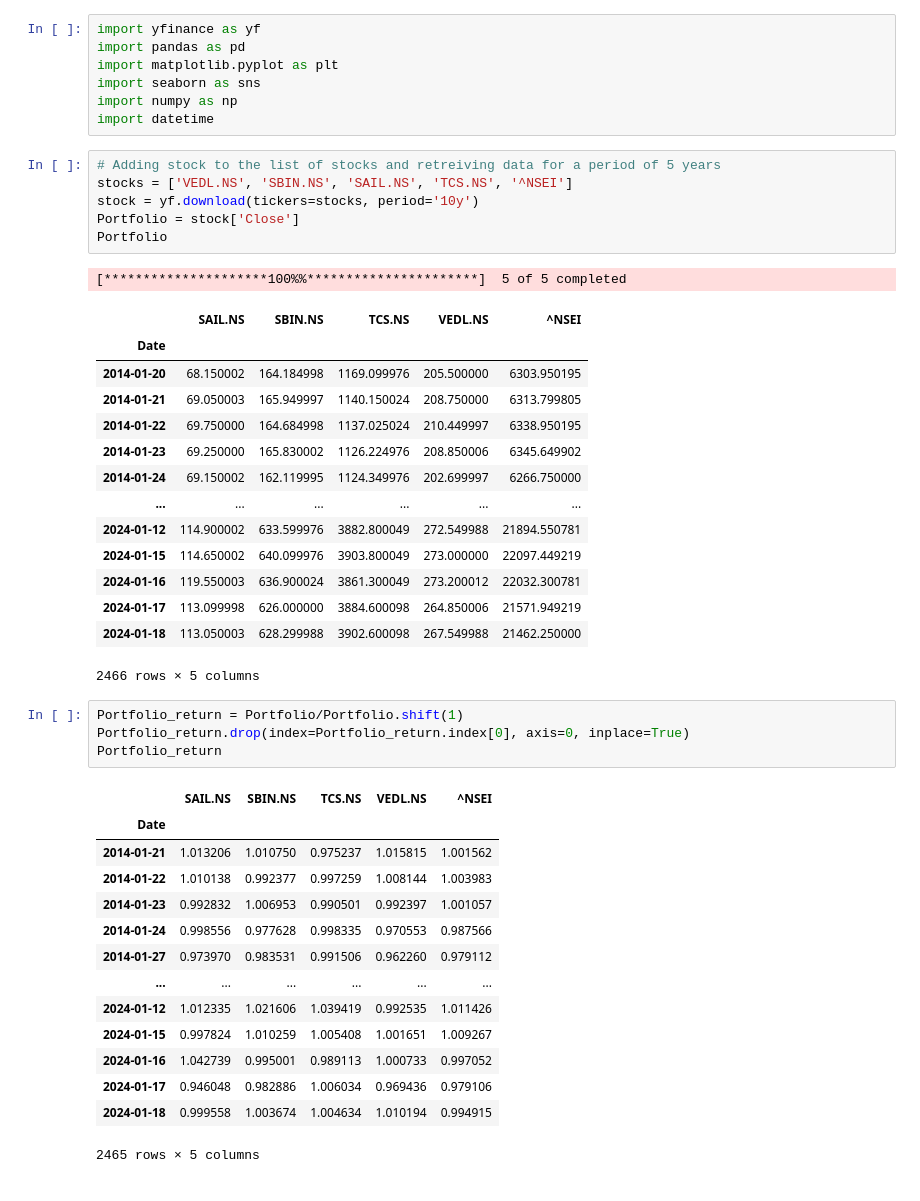
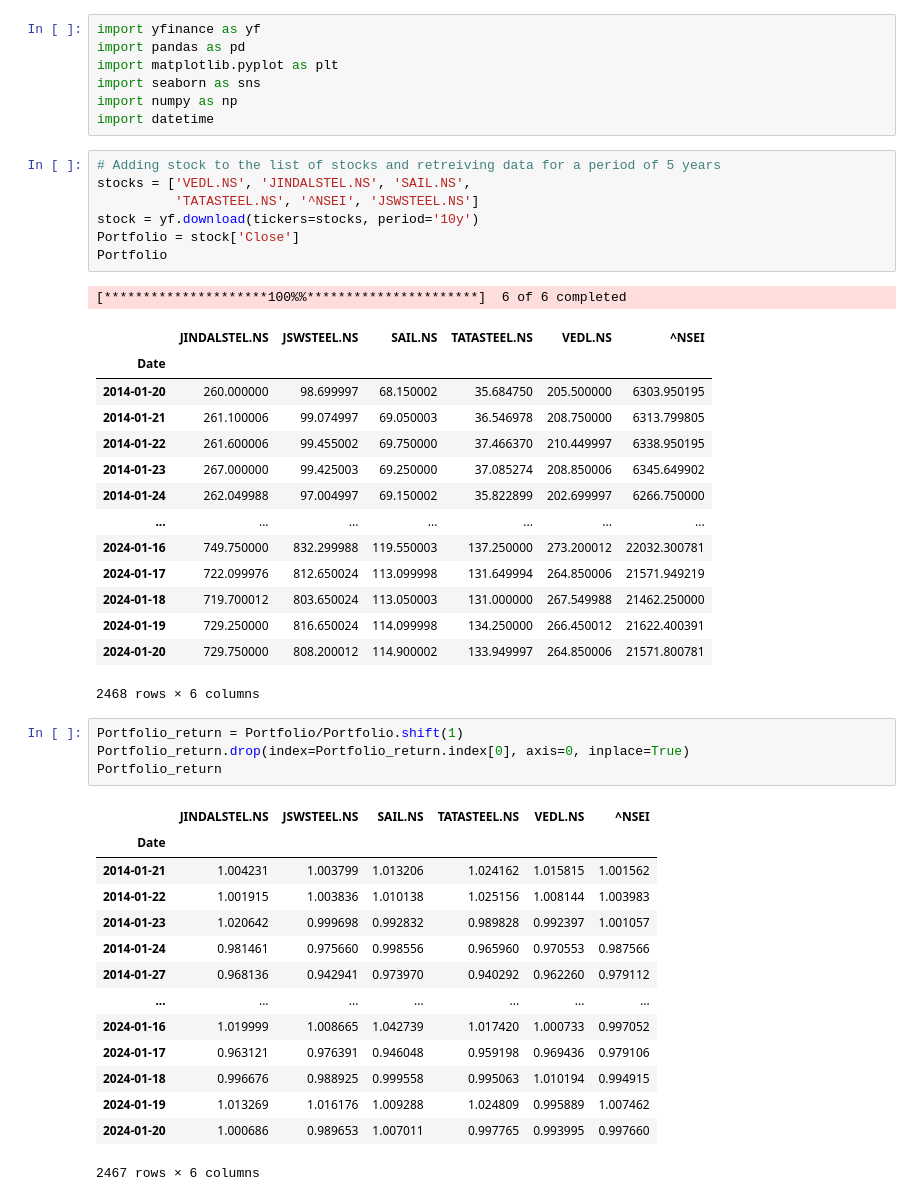
Before and after one commit to Outertrojan/Strategies-Analyses, a Jupyter notebook: Stock_Analysis.ipynb, the cells around one changed output. Cells and saved outputs as stored; diff of their text form.

```diff
--- a/Stock_Analysis.ipynb
+++ b/Stock_Analysis.ipynb
@@ -7,44 +7,45 @@ import numpy as np
 import datetime
 # %%
 # Adding stock to the list of stocks and retreiving data for a period of 5 years
-stocks = ['VEDL.NS', 'SBIN.NS', 'SAIL.NS', 'TCS.NS', '^NSEI']
+stocks = ['VEDL.NS', 'JINDALSTEL.NS', 'SAIL.NS',
+          'TATASTEEL.NS', '^NSEI', 'JSWSTEEL.NS']
 stock = yf.download(tickers=stocks, period='10y')
 Portfolio = stock['Close']
 Portfolio
 # %% [output]
-[*********************100%%**********************]  5 of 5 completed
+[*********************100%%**********************]  6 of 6 completed
-|  | SAIL.NS | SBIN.NS | TCS.NS | VEDL.NS | ^NSEI |
-| Date |  |  |  |  |  |
-| 2014-01-20 | 68.150002 | 164.184998 | 1169.099976 | 205.500000 | 6303.950195 |
-| 2014-01-21 | 69.050003 | 165.949997 | 1140.150024 | 208.750000 | 6313.799805 |
-| 2014-01-22 | 69.750000 | 164.684998 | 1137.025024 | 210.449997 | 6338.950195 |
-| 2014-01-23 | 69.250000 | 165.830002 | 1126.224976 | 208.850006 | 6345.649902 |
-| 2014-01-24 | 69.150002 | 162.119995 | 1124.349976 | 202.699997 | 6266.750000 |
-| ... | ... | ... | ... | ... | ... |
-| 2024-01-12 | 114.900002 | 633.599976 | 3882.800049 | 272.549988 | 21894.550781 |
-| 2024-01-15 | 114.650002 | 640.099976 | 3903.800049 | 273.000000 | 22097.449219 |
-| 2024-01-16 | 119.550003 | 636.900024 | 3861.300049 | 273.200012 | 22032.300781 |
-| 2024-01-17 | 113.099998 | 626.000000 | 3884.600098 | 264.850006 | 21571.949219 |
-| 2024-01-18 | 113.050003 | 628.299988 | 3902.600098 | 267.549988 | 21462.250000 |
+|  | JINDALSTEL.NS | JSWSTEEL.NS | SAIL.NS | TATASTEEL.NS | VEDL.NS | ^NSEI |
+| Date |  |  |  |  |  |  |
+| 2014-01-20 | 260.000000 | 98.699997 | 68.150002 | 35.684750 | 205.500000 | 6303.950195 |
+| 2014-01-21 | 261.100006 | 99.074997 | 69.050003 | 36.546978 | 208.750000 | 6313.799805 |
+| 2014-01-22 | 261.600006 | 99.455002 | 69.750000 | 37.466370 | 210.449997 | 6338.950195 |
+| 2014-01-23 | 267.000000 | 99.425003 | 69.250000 | 37.085274 | 208.850006 | 6345.649902 |
+| 2014-01-24 | 262.049988 | 97.004997 | 69.150002 | 35.822899 | 202.699997 | 6266.750000 |
+| ... | ... | ... | ... | ... | ... | ... |
+| 2024-01-16 | 749.750000 | 832.299988 | 119.550003 | 137.250000 | 273.200012 | 22032.300781 |
+| 2024-01-17 | 722.099976 | 812.650024 | 113.099998 | 131.649994 | 264.850006 | 21571.949219 |
+| 2024-01-18 | 719.700012 | 803.650024 | 113.050003 | 131.000000 | 267.549988 | 21462.250000 |
+| 2024-01-19 | 729.250000 | 816.650024 | 114.099998 | 134.250000 | 266.450012 | 21622.400391 |
+| 2024-01-20 | 729.750000 | 808.200012 | 114.900002 | 133.949997 | 264.850006 | 21571.800781 |
-2466 rows × 5 columns
+2468 rows × 6 columns
 # %%
 Portfolio_return = Portfolio/Portfolio.shift(1)
 Portfolio_return.drop(index=Portfolio_return.index[0], axis=0, inplace=True)
 Portfolio_return
 # %% [output]
-|  | SAIL.NS | SBIN.NS | TCS.NS | VEDL.NS | ^NSEI |
-| Date |  |  |  |  |  |
-| 2014-01-21 | 1.013206 | 1.010750 | 0.975237 | 1.015815 | 1.001562 |
-| 2014-01-22 | 1.010138 | 0.992377 | 0.997259 | 1.008144 | 1.003983 |
-| 2014-01-23 | 0.992832 | 1.006953 | 0.990501 | 0.992397 | 1.001057 |
-| 2014-01-24 | 0.998556 | 0.977628 | 0.998335 | 0.970553 | 0.987566 |
-| 2014-01-27 | 0.973970 | 0.983531 | 0.991506 | 0.962260 | 0.979112 |
-| ... | ... | ... | ... | ... | ... |
-| 2024-01-12 | 1.012335 | 1.021606 | 1.039419 | 0.992535 | 1.011426 |
-| 2024-01-15 | 0.997824 | 1.010259 | 1.005408 | 1.001651 | 1.009267 |
-| 2024-01-16 | 1.042739 | 0.995001 | 0.989113 | 1.000733 | 0.997052 |
-| 2024-01-17 | 0.946048 | 0.982886 | 1.006034 | 0.969436 | 0.979106 |
-| 2024-01-18 | 0.999558 | 1.003674 | 1.004634 | 1.010194 | 0.994915 |
+|  | JINDALSTEL.NS | JSWSTEEL.NS | SAIL.NS | TATASTEEL.NS | VEDL.NS | ^NSEI |
+| Date |  |  |  |  |  |  |
+| 2014-01-21 | 1.004231 | 1.003799 | 1.013206 | 1.024162 | 1.015815 | 1.001562 |
+| 2014-01-22 | 1.001915 | 1.003836 | 1.010138 | 1.025156 | 1.008144 | 1.003983 |
+| 2014-01-23 | 1.020642 | 0.999698 | 0.992832 | 0.989828 | 0.992397 | 1.001057 |
+| 2014-01-24 | 0.981461 | 0.975660 | 0.998556 | 0.965960 | 0.970553 | 0.987566 |
+| 2014-01-27 | 0.968136 | 0.942941 | 0.973970 | 0.940292 | 0.962260 | 0.979112 |
+| ... | ... | ... | ... | ... | ... | ... |
+| 2024-01-16 | 1.019999 | 1.008665 | 1.042739 | 1.017420 | 1.000733 | 0.997052 |
+| 2024-01-17 | 0.963121 | 0.976391 | 0.946048 | 0.959198 | 0.969436 | 0.979106 |
+| 2024-01-18 | 0.996676 | 0.988925 | 0.999558 | 0.995063 | 1.010194 | 0.994915 |
+| 2024-01-19 | 1.013269 | 1.016176 | 1.009288 | 1.024809 | 0.995889 | 1.007462 |
+| 2024-01-20 | 1.000686 | 0.989653 | 1.007011 | 0.997765 | 0.993995 | 0.997660 |
-2465 rows × 5 columns
+2467 rows × 6 columns
 # %%
 # Covariance heatmaps for the stocks and the standard NIFTY-Index
```
Also changed, not shown: parts of 5 cells of this notebook.
